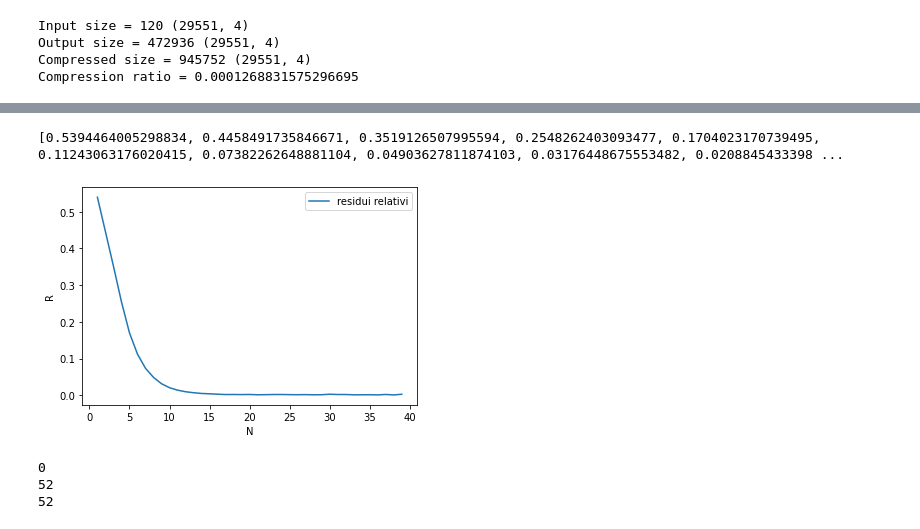
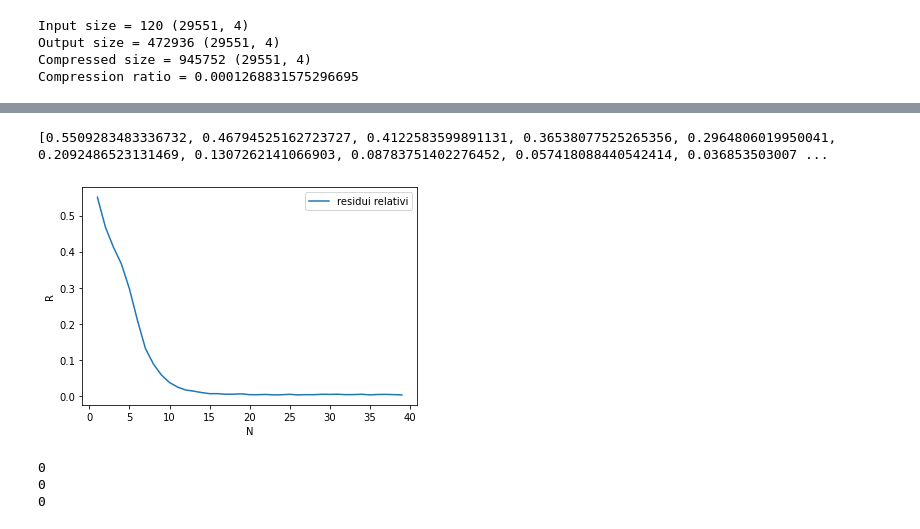
Before and after one commit to igordt/CMEPDA, a Jupyter notebook: Originale.ipynb, the cells around one changed output, grey strips where cells are left out. Drawn from its saved outputs; the diff is of its cells as text; code cells hidden in the pictures.

```diff
--- a/Originale.ipynb
+++ b/Originale.ipynb
@@ -327,43 +327,7 @@ plt.show()
 figunif.savefig('figures/Compression_unif.pdf',dpi=190)
 
 gaus_comp = scipy.special.erfinv(comp)
-
-print(type(gaus_comp))
-w=type(gaus_comp)
-gaus_comp = InfEraser.inf_eraser(gaus_comp)
-type(gaus_comp)=w
-print(type(gaus_comp))
-
-
-'''#defining the list of inf values
-inf_index_max = []
-inf_index_min = []
-
-###searching for inf values:
-for j in range(0,4):
-    for i in range(0,len(gaus_comp),1):
-        if gaus_comp[i,j] == np.inf:
-            gaus_comp[i,j] = 0      #replace inf with 0
-            inf_index_max.append(([i,j]))   #save index of inf values
-
-        if gaus_comp[i,j] == -np.inf:
-            inf_index_min.append(([i,j]))   #save index of -inf values
-            gaus_comp[i,j] = 0    #replace -inf with 0
-
-
-if inf_index_max:  #if there are inf values
-    max = np.max(gaus_comp,axis=0)   #max value of each column
-    for i in range(0,len(inf_index_max),1):  #for each inf value
-        gaus_comp[inf_index_max[i][0],inf_index_max[i][1]] = max[inf_index_max[i][1]]      #replace inf with max value of the column
-
-if inf_index_min:
-    min = np.min(gaus_comp,axis=0)     #min value of each column
-    for i in range(0,len(inf_index_min),1):   #for each -inf value
-        gaus_comp[inf_index_min[i][0],inf_index_min[i][1]] = min[inf_index_min[i][1]]       #replace -inf with min value of the column
-'''
-
-
-
+gaus_comp = InfEraser.inf_eraser(gaus_comp) #cancelliamo gli infiniti con l'apposita funzione
 gaus_tensor_comp = torch.tensor(gaus_comp).to('cuda').float()
 x_tensor_comp, _ = flow._transform.inverse(gaus_tensor_comp)
 xcomp = x_tensor_comp.cpu().detach().numpy()
@@ -491,40 +458,36 @@ for k in range(1,40):
         for i in range(len(x)):
             input.write(' '.join(str(x[i, j]) for j in range(x.shape[1])) + "\n")
 
     with open('/home/unipi/i.ditota/Desktop/dati/output.txt', 'w') as output:
         for i in range(len(x)):
             output.write(' '.join(str(xcomp[i, j]) for j in range(xcomp.shape[1])) + "\n")
 
     with open('/home/unipi/i.ditota/Desktop/dati/compressed.txt', 'w') as compressed:
         for i in range(len(x)):
             compressed.write(' '.join(str(unif[i, j]) for j in range(unif.shape[1])) + "\n")
 
     size_input = stat('/home/unipi/i.ditota/Desktop/dati/input.txt').st_size
     size_output = stat('/home/unipi/i.ditota/Desktop/dati/output.txt').st_size
     size_compressed = stat('/home/unipi/i.ditota/Desktop/dati/compressed.txt').st_size
 
     r_k = size_input/size_compressed
     RR.append(r_k)
 
     absresidui_k = np.sum(np.abs(x-xcomp))/modx
     residui.append(absresidui_k)
 
-print(residui)
-
-
-
 figratio=plt.figure()
-#plt.plot(range(1,k+1),RR,label='$R=input/compressed$')
+plt.plot(range(1,k+1),RR,label='$R=input/compressed$')
 plt.plot(range(1,k+1),residui,label='residui relativi')
 plt.xlabel('N')
 plt.ylabel('R')
 plt.legend()
 plt.show()
 
 figratio.savefig('figures/Compression_ratio.pdf',dpi=190)
 # %% [output]
-[0.5394464005298834, 0.4458491735846671, 0.3519126507995594, 0.2548262403093477, 0.1704023170739495, 0.11243063176020415, 0.07382262648881104, 0.04903627811874103, 0.03176448675553482, 0.0208845433398 ...
+[0.5509283483336732, 0.46794525162723727, 0.4122583599891131, 0.36538077525265356, 0.2964806019950041, 0.2092486523131469, 0.1307262141066903, 0.08783751402276452, 0.057418088440542414, 0.036853503007 ...
-[figure, old version]
+[figure, new version]
 # %%
 print(np.isnan(x).sum())
 print(np.isnan(xcomp).sum())
@@ -534,5 +497,5 @@ print((np.isnan(x-xcomp).sum()))
 #print((np.abs(x[:77,:]-xcomp[:77,:])).sum())
 # %% [output]
 0
-52
-52
+0
+0
```
Also changed, not shown: parts of 6 cells of this notebook, 8 other files.
